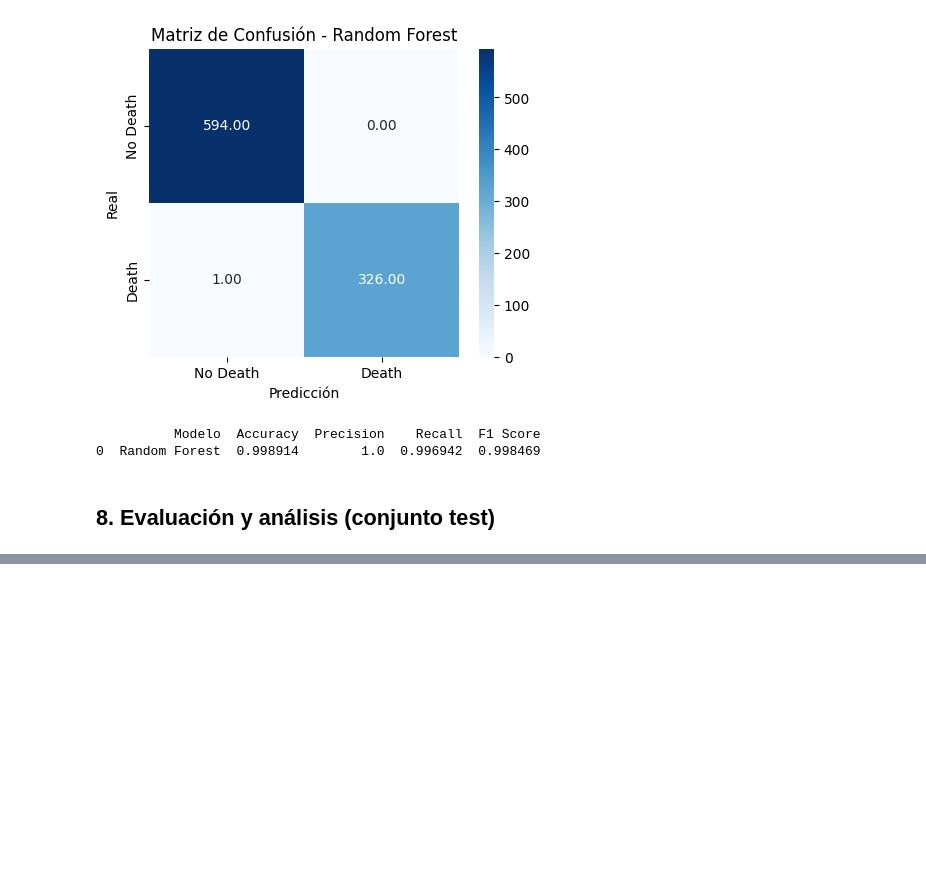
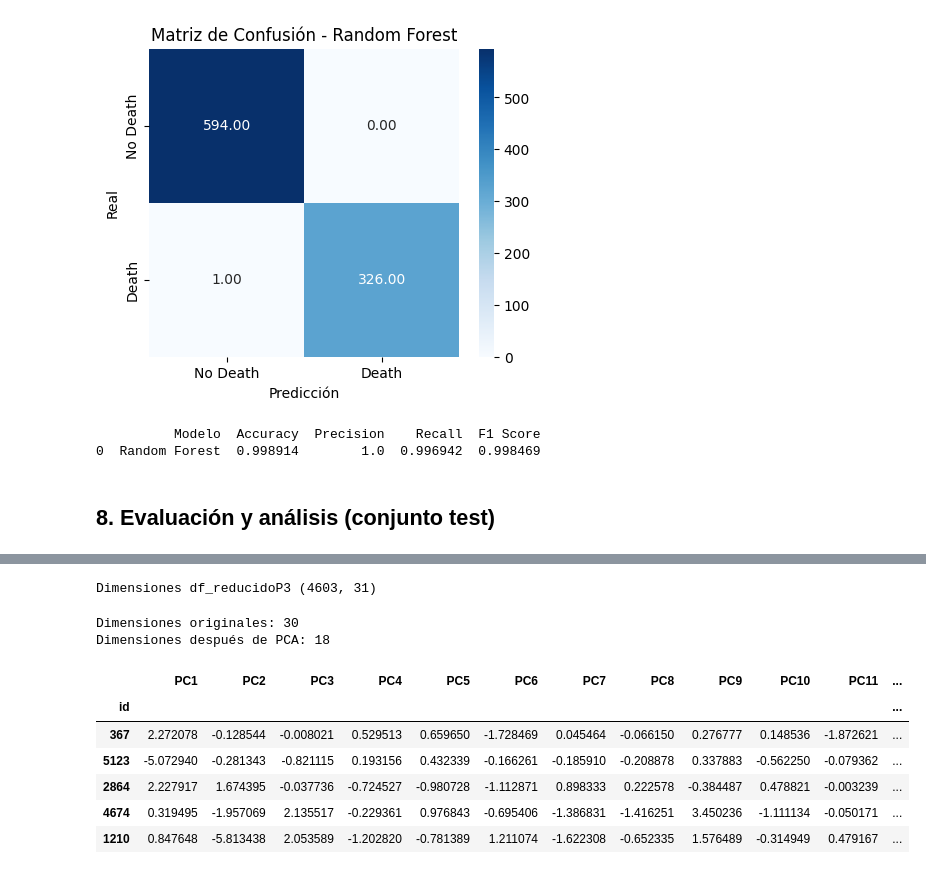
Before and after one commit to angelgvill/DS102024, a Jupyter notebook: 3-MachineLearning/2-Supervisado/Ejercicios/ejercicio_Kaggle2_setas.ipynb, the cells around one changed output, grey strips where cells are left out. Cells and saved outputs as stored; diff of their text form; code cells hidden in the pictures; blank space fills up the shorter version.

```diff
--- a/3-MachineLearning/2-Supervisado/Ejercicios/ejercicio_Kaggle2_setas.ipynb
+++ b/3-MachineLearning/2-Supervisado/Ejercicios/ejercicio_Kaggle2_setas.ipynb
@@ -1375,0 +1442,2 @@ print(resultados)
+# %%
+df_final= ajuste_target(df_numericP2)
@@ -1375,0 +1486,48 @@ print(resultados)
+# %%
+X = df_reducidoP2.drop(columns=["class_poisonous"])
+y = df_reducidoP2["class_poisonous"]
+
+model = RandomForestClassifier()
+selector = RFE(model, n_features_to_select=30)  # Ajusta a la mitad de las columnas que tengo
+X_new = selector.fit_transform(X, y)
+selected_features = X.columns[selector.get_support()]
+df_reducidoP3 = df_reducidoP2[selected_features.insert(0, "class_poisonous")]
+
+#llamaré a este dataframe resultante Parquet Reducido3
+print (f'Dimensiones df_reducidoP3 {df_reducidoP3.shape}')
+# %% [output]
+Dimensiones df_reducidoP3 (4603, 31)
+# %%
+# aplico reducción de dimensiones, PCA
+# Asegurar que no incluimos la variable objetivo en PCA
+X = df_reducidoP3.drop(columns=["class_poisonous"])
+y = df_reducidoP3["class_poisonous"]
+
+# Normalizar los datos antes de aplicar PCA
+scaler = StandardScaler()
+X_scaled = scaler.fit_transform(X)
+
+# Aplicar PCA
+pca = PCA(n_components=0.95)  # Mantener el 95% de la varianza
+X_pca = pca.fit_transform(X_scaled)
+
+# Convertir a DataFrame y conservar los índices originales
+df_Ppca = pd.DataFrame(X_pca, columns=[f"PC{i+1}" for i in range(X_pca.shape[1])], index=X.index)
+
+# Agregar la variable objetivo sin NaN
+df_Ppca["class_poisonous"] = y
+
+# Mostrar el nuevo DataFrame reducido
+print(f"Dimensiones originales: {X.shape[1]}")
+print(f"Dimensiones después de PCA: {df_Ppca.shape[1] - 1}")  # -1 porque incluye "class_poisonous"
+df_Ppca.head() #llamaré a este dataframe resultante Parquet PCA
+# %% [output]
+Dimensiones originales: 30
+Dimensiones después de PCA: 18
+|  | PC1 | PC2 | PC3 | PC4 | PC5 | PC6 | PC7 | PC8 | PC9 | PC10 | PC11 | ... |
+| id |  |  |  |  |  |  |  |  |  |  |  | ... |
+| 367 | 2.272078 | -0.128544 | -0.008021 | 0.529513 | 0.659650 | -1.728469 | 0.045464 | -0.066150 | 0.276777 | 0.148536 | -1.872621 | ... |
+| 5123 | -5.072940 | -0.281343 | -0.821115 | 0.193156 | 0.432339 | -0.166261 | -0.185910 | -0.208878 | 0.337883 | -0.562250 | -0.079362 | ... |
+| 2864 | 2.227917 | 1.674395 | -0.037736 | -0.724527 | -0.980728 | -1.112871 | 0.898333 | 0.222578 | -0.384487 | 0.478821 | -0.003239 | ... |
+| 4674 | 0.319495 | -1.957069 | 2.135517 | -0.229361 | 0.976843 | -0.695406 | -1.386831 | -1.416251 | 3.450236 | -1.111134 | -0.050171 | ... |
+| 1210 | 0.847648 | -5.813438 | 2.053589 | -1.202820 | -0.781389 | 1.211074 | -1.622308 | -0.652335 | 1.576489 | -0.314949 | 0.479167 | ... |
```
Also changed, not shown: parts of 26 cells of this notebook, 3 other files.
